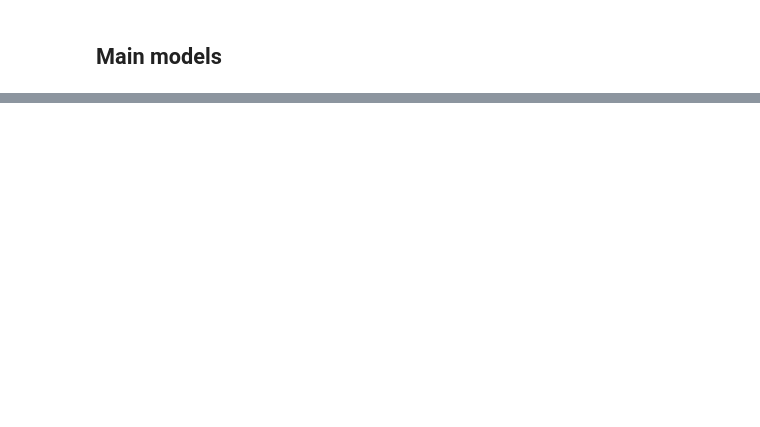
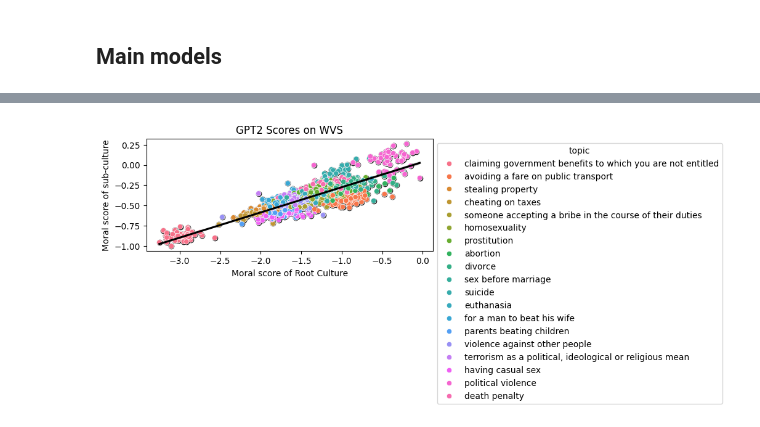
Before and after one commit to ajaykc7/CSCI663_cultural_inference, a Jupyter notebook: notebooks/fine_grained_analysis.ipynb, the cells around one changed output, grey strips where cells are left out. Cells and saved outputs as stored; diff of their text form; code cells hidden in the pictures; blank space fills up the shorter version.

```diff
--- a/notebooks/fine_grained_analysis.ipynb
+++ b/notebooks/fine_grained_analysis.ipynb
@@ -117,0 +233,18 @@ gpt2-medium_token_pairs_in -2.3490806
+# %%
+fig, axes = plt.subplots(figsize = (6, 6))
+axes.set_aspect('equal')
+r, p = scipy.stats.pearsonr(df_wv7['score_culture'], df_wv7['score_subculture'])
+max_value = max([abs(x) for x in df_wv7['score_subculture']])
+df_wv7['score_subculture'] = [x / max_value for x in df_wv7['score_subculture']]
+g = sns.regplot(data= df_wv7, x = 'score_culture', y = 'score_subculture', color = 'black')
+
+topic_col = 'topic' if 'topic' in df_wv7.columns else 'question'
+
+g = sns.scatterplot(data= df_wv7, x = 'score_culture',
+                    y = 'score_subculture', hue = topic_col,
+                    legend = True
+                    )
+g.set(xlabel="Moral score of Root Culture",ylabel="Moral score of sub-culture", title="GPT2 Scores on WVS")
+sns.move_legend(axes,"upper left",bbox_to_anchor=(1,1))
+# %% [output]
+[figure, added]
```
Also changed, not shown: parts of 14 cells of this notebook.
